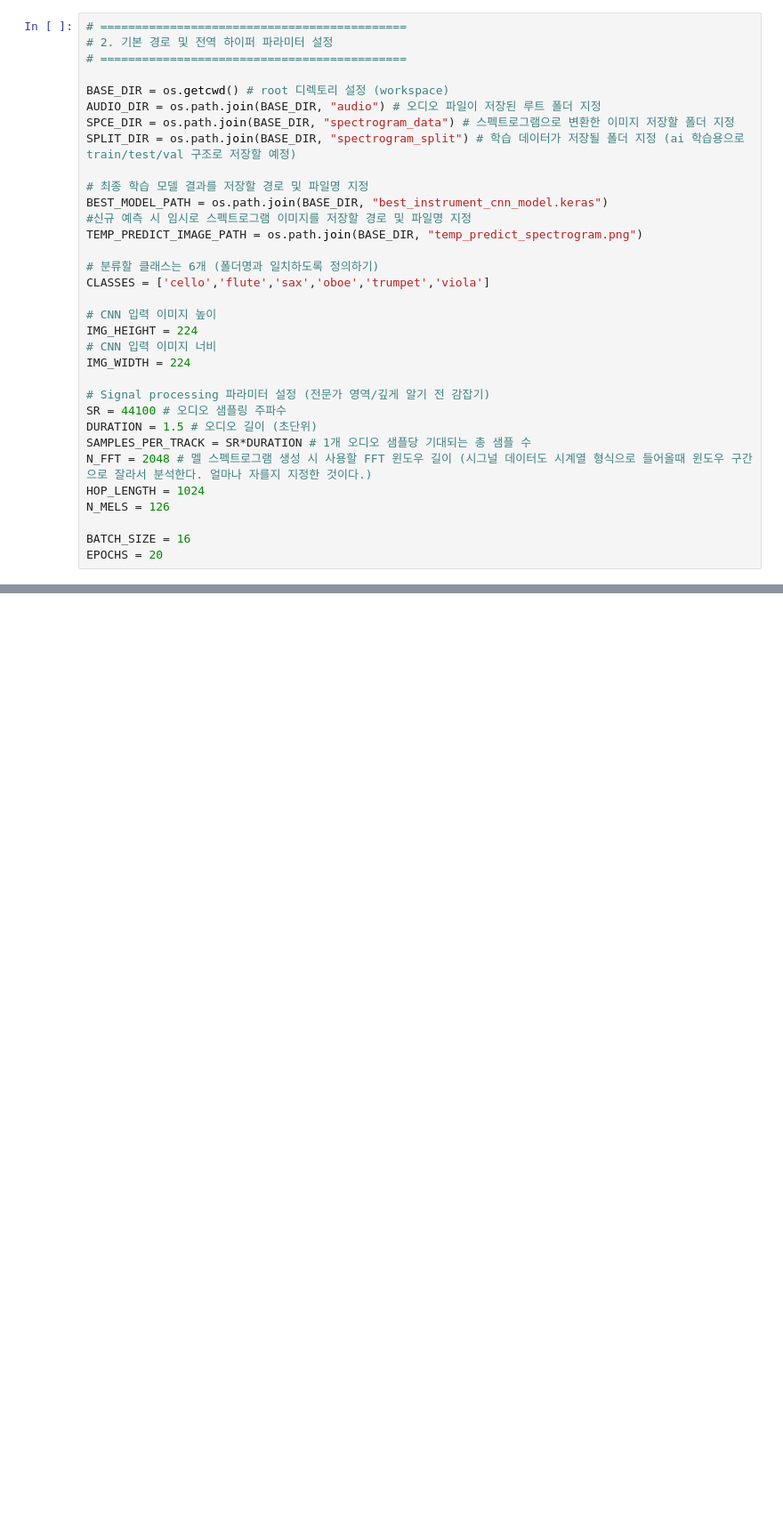
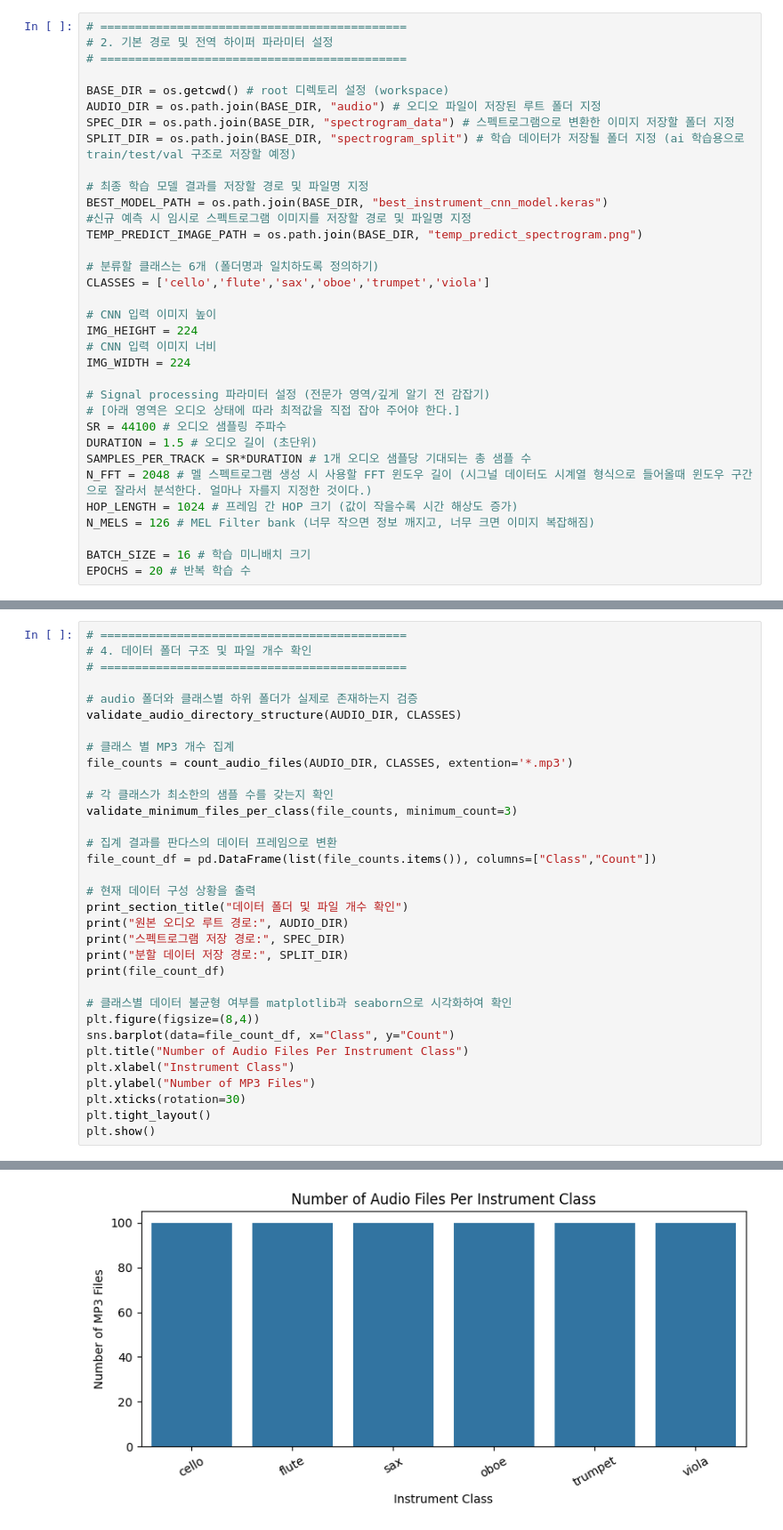
Before and after one commit to efforthye/human-ai, a Jupyter notebook: workspace/10-1) AI Sound Classiier 실습_01.ipynb, the cells around one changed output, grey strips where cells are left out. Shown at 89% size. Cells and saved outputs as stored; diff of their text form; blank space fills up the shorter version.

Commit message:
feat: deep-learning audio analytics

```diff
--- a/workspace/10-1) AI Sound Classiier 실습_01.ipynb
+++ b/workspace/10-1) AI Sound Classiier 실습_01.ipynb
@@ -43,7 +43,7 @@ tf.random.set_seed(SEED)
 
 BASE_DIR = os.getcwd() # root 디렉토리 설정 (workspace)
 AUDIO_DIR = os.path.join(BASE_DIR, "audio") # 오디오 파일이 저장된 루트 폴더 지정
-SPCE_DIR = os.path.join(BASE_DIR, "spectrogram_data") # 스펙트로그램으로 변환한 이미지 저장할 폴더 지정
+SPEC_DIR = os.path.join(BASE_DIR, "spectrogram_data") # 스펙트로그램으로 변환한 이미지 저장할 폴더 지정
 SPLIT_DIR = os.path.join(BASE_DIR, "spectrogram_split") # 학습 데이터가 저장될 폴더 지정 (ai 학습용으로 train/test/val 구조로 저장할 예정)
 
 # 최종 학습 모델 결과를 저장할 경로 및 파일명 지정
@@ -60,12 +60,13 @@ IMG_HEIGHT = 224
 IMG_WIDTH = 224
 
 # Signal processing 파라미터 설정 (전문가 영역/깊게 알기 전 감잡기)
+# [아래 영역은 오디오 상태에 따라 최적값을 직접 잡아 주어야 한다.]
 SR = 44100 # 오디오 샘플링 주파수
 DURATION = 1.5 # 오디오 길이 (초단위)
 SAMPLES_PER_TRACK = SR*DURATION # 1개 오디오 샘플당 기대되는 총 샘플 수
 N_FFT = 2048 # 멜 스펙트로그램 생성 시 사용할 FFT 윈도우 길이 (시그널 데이터도 시계열 형식으로 들어올때 윈도우 구간으로 잘라서 분석한다. 얼마나 자를지 지정한 것이다.)
-HOP_LENGTH = 1024
-N_MELS = 126
+HOP_LENGTH = 1024 # 프레임 간 HOP 크기 (값이 작을수록 시간 해상도 증가)
+N_MELS = 126 # MEL Filter bank (너무 작으면 정보 깨지고, 너무 크면 이미지 복잡해짐)
 
-BATCH_SIZE = 16
-EPOCHS = 20
+BATCH_SIZE = 16 # 학습 미니배치 크기
+EPOCHS = 20 # 반복 학습 수
@@ -71,0 +122,34 @@ EPOCHS = 20
+# %%
+# ============================================
+# 4. 데이터 폴더 구조 및 파일 개수 확인
+# ============================================
+
+# audio 폴더와 클래스별 하위 폴더가 실제로 존재하는지 검증
+validate_audio_directory_structure(AUDIO_DIR, CLASSES)
+
+# 클래스 별 MP3 개수 집계
+file_counts = count_audio_files(AUDIO_DIR, CLASSES, extention='*.mp3')
+
+# 각 클래스가 최소한의 샘플 수를 갖는지 확인
+validate_minimum_files_per_class(file_counts, minimum_count=3)
+
+# 집계 결과를 판다스의 데이터 프레임으로 변환
+file_count_df = pd.DataFrame(list(file_counts.items()), columns=["Class","Count"])
+
+# 현재 데이터 구성 상황을 출력
+print_section_title("데이터 폴더 및 파일 개수 확인")
+print("원본 오디오 루트 경로:", AUDIO_DIR)
+print("스펙트로그램 저장 경로:", SPEC_DIR)
+print("분할 데이터 저장 경로:", SPLIT_DIR)
+print(file_count_df)
+
+# 클래스별 데이터 불균형 여부를 matplotlib과 seaborn으로 시각화하여 확인
+plt.figure(figsize=(8,4))
+sns.barplot(data=file_count_df, x="Class", y="Count")
+plt.title("Number of Audio Files Per Instrument Class")
+plt.xlabel("Instrument Class")
+plt.ylabel("Number of MP3 Files")
+plt.xticks(rotation=30)
+plt.tight_layout()
+plt.show()
+# %% [output]
@@ -71,0 +169 @@ EPOCHS = 20
+[figure, added]
```
Also changed, not shown: parts of 4 cells of this notebook, 7 other files.
